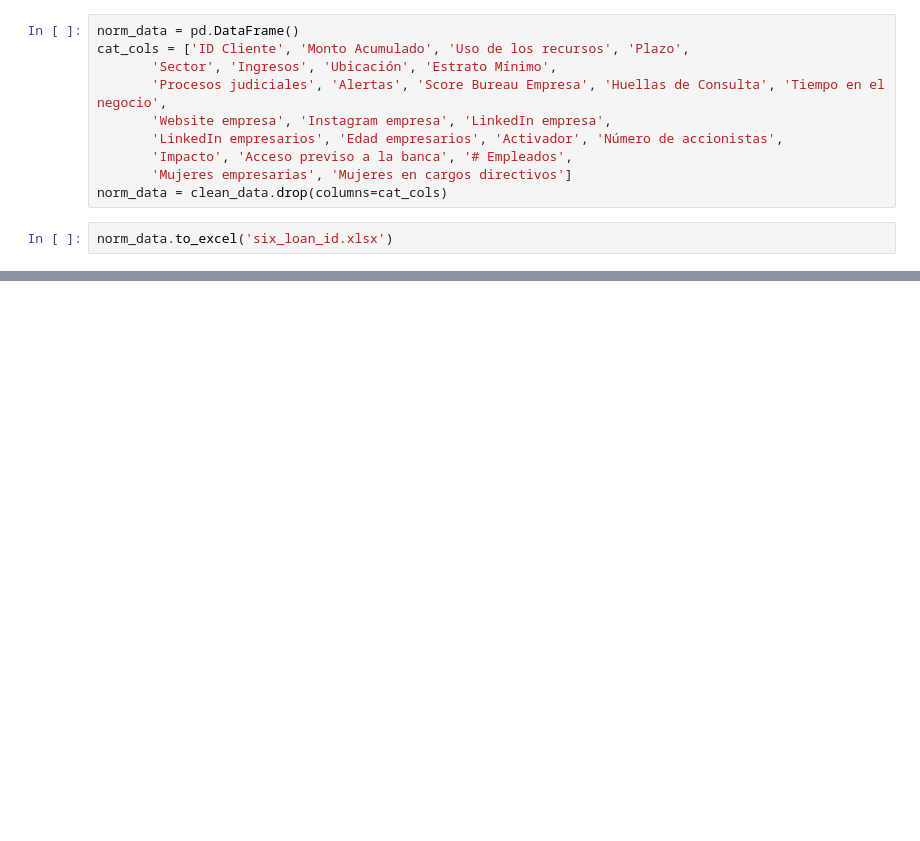
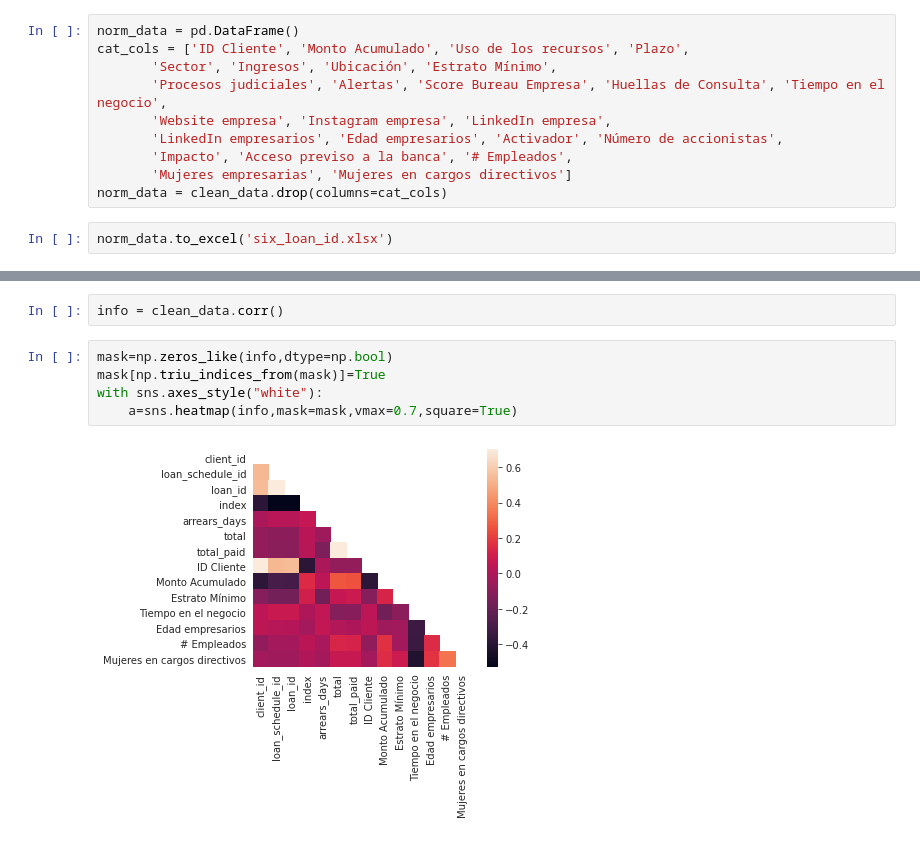
Before and after one commit to cbarros7/capstone_project_holberton, a Jupyter notebook: cleaning_data.ipynb, the cells around one changed output, grey strips where cells are left out. Cells and saved outputs as stored; diff of their text form; blank space fills up the shorter version.

```diff
--- a/cleaning_data.ipynb
+++ b/cleaning_data.ipynb
@@ -629,0 +779,9 @@ norm_data['loan_id'].value_counts()
+# %%
+info = clean_data.corr()
+# %%
+mask=np.zeros_like(info,dtype=np.bool)
+mask[np.triu_indices_from(mask)]=True
+with sns.axes_style("white"):
+    a=sns.heatmap(info,mask=mask,vmax=0.7,square=True)
+# %% [output]
+[figure, added]
```
Also changed, not shown: parts of 17 cells of this notebook.
